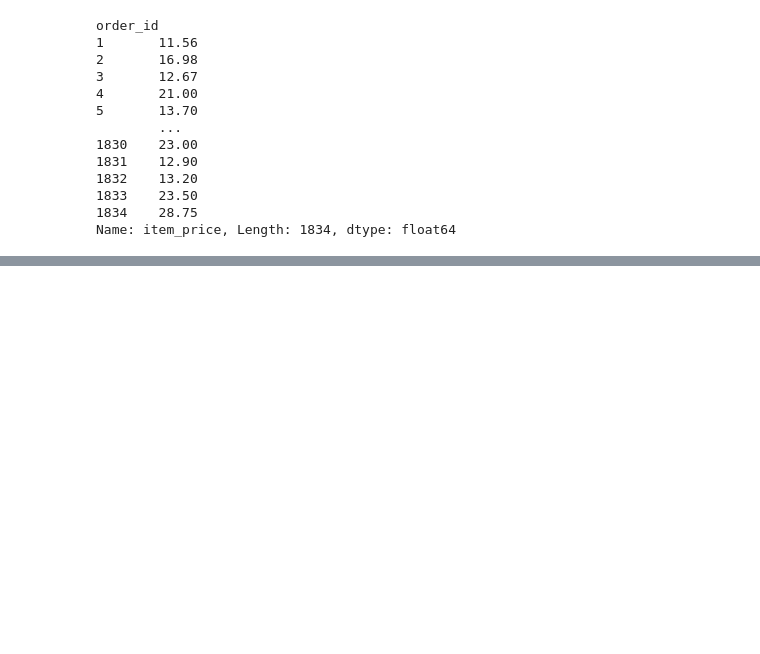
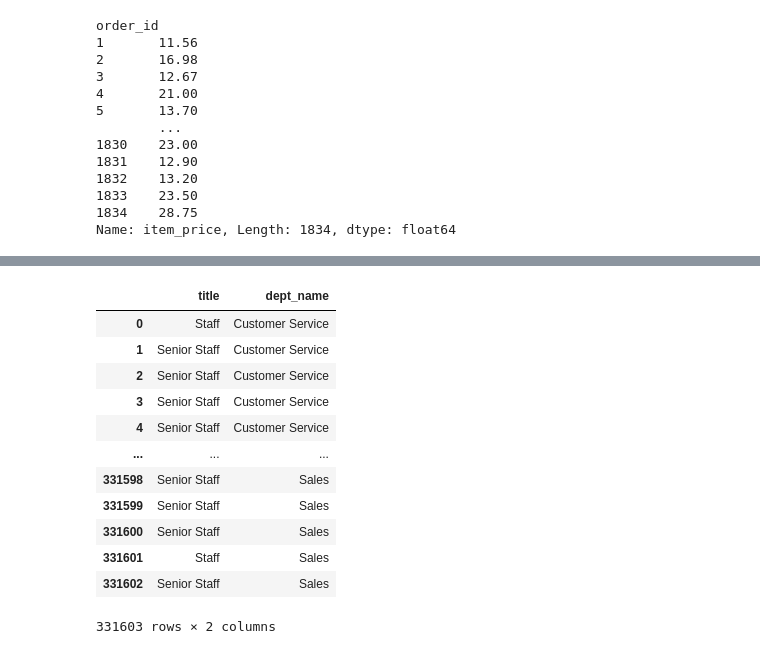
Before and after one commit to wilson-velasco/numpy-pandas-visualization-exercises, a Jupyter notebook: advanced_dataframes.ipynb, the cells around one changed output, grey strips where cells are left out. Drawn from its saved outputs; the diff is of its cells as text; code cells hidden in the pictures; blank space fills up the shorter version.

```diff
--- a/advanced_dataframes.ipynb
+++ b/advanced_dataframes.ipynb
@@ -453,4 +494,32 @@ Name: item_name, dtype: int64
 # %%
 # 7. Write the code necessary to create a cross tabulation of the number of titles by department.
 # (Hint: this will involve a combination of SQL code to pull the necessary data and python/pandas code to perform
 # the manipulations.)
+
+url = get_db_url('employees')
+
+title_dept = pd.read_sql('''SELECT title, dept_name FROM employees AS e
+	JOIN titles AS t USING(emp_no)
+	JOIN dept_emp AS de USING(emp_no)
+    JOIN departments AS d USING(dept_no)
+    WHERE (e.emp_no,t.from_date) IN (SELECT emp_no, MAX(from_date) FROM titles
+    GROUP BY emp_no)
+    ;''', url)
+
+# ^ making sure that it is only getting the most recent title per employee.
+
+title_dept
+# %% [output]
+|  | title | dept_name |
+| 0 | Staff | Customer Service |
+| 1 | Senior Staff | Customer Service |
+| 2 | Senior Staff | Customer Service |
+| 3 | Senior Staff | Customer Service |
+| 4 | Senior Staff | Customer Service |
+| ... | ... | ... |
+| 331598 | Senior Staff | Sales |
+| 331599 | Senior Staff | Sales |
+| 331600 | Senior Staff | Sales |
+| 331601 | Staff | Sales |
+| 331602 | Senior Staff | Sales |
+331603 rows × 2 columns
```
Also changed, not shown: parts of 5 cells of this notebook, 2 other files.
